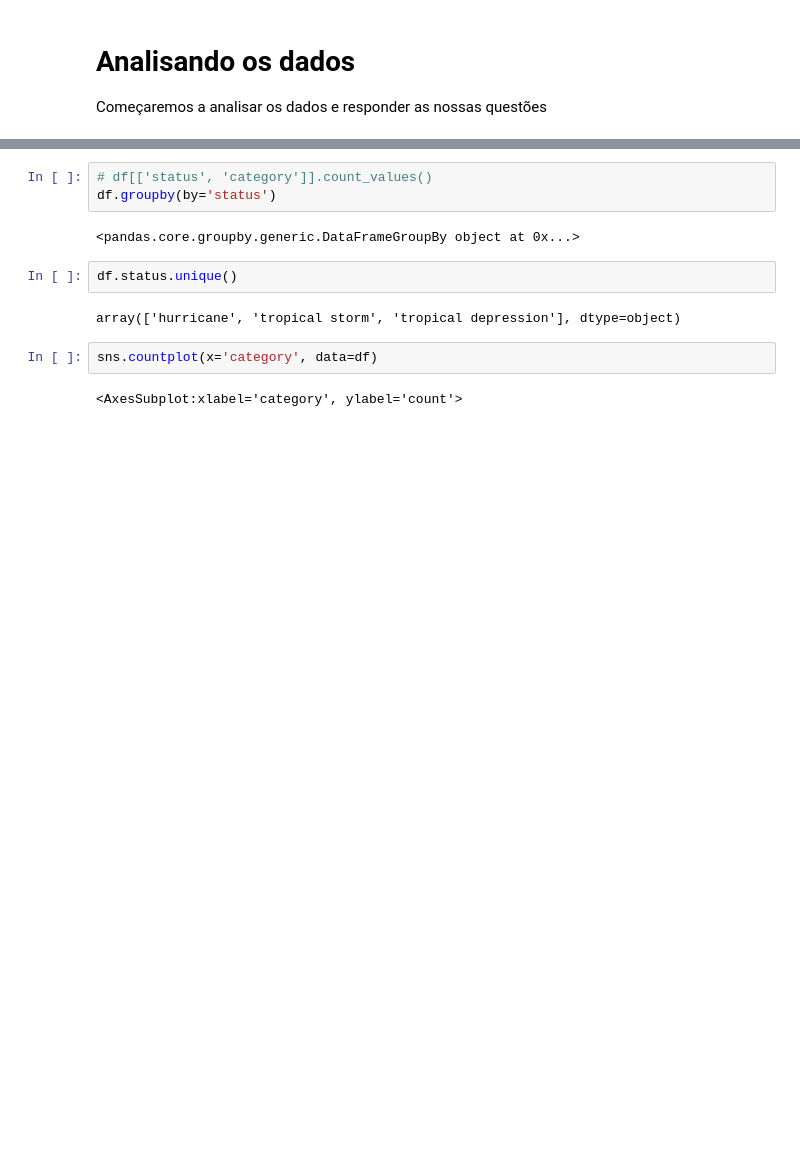
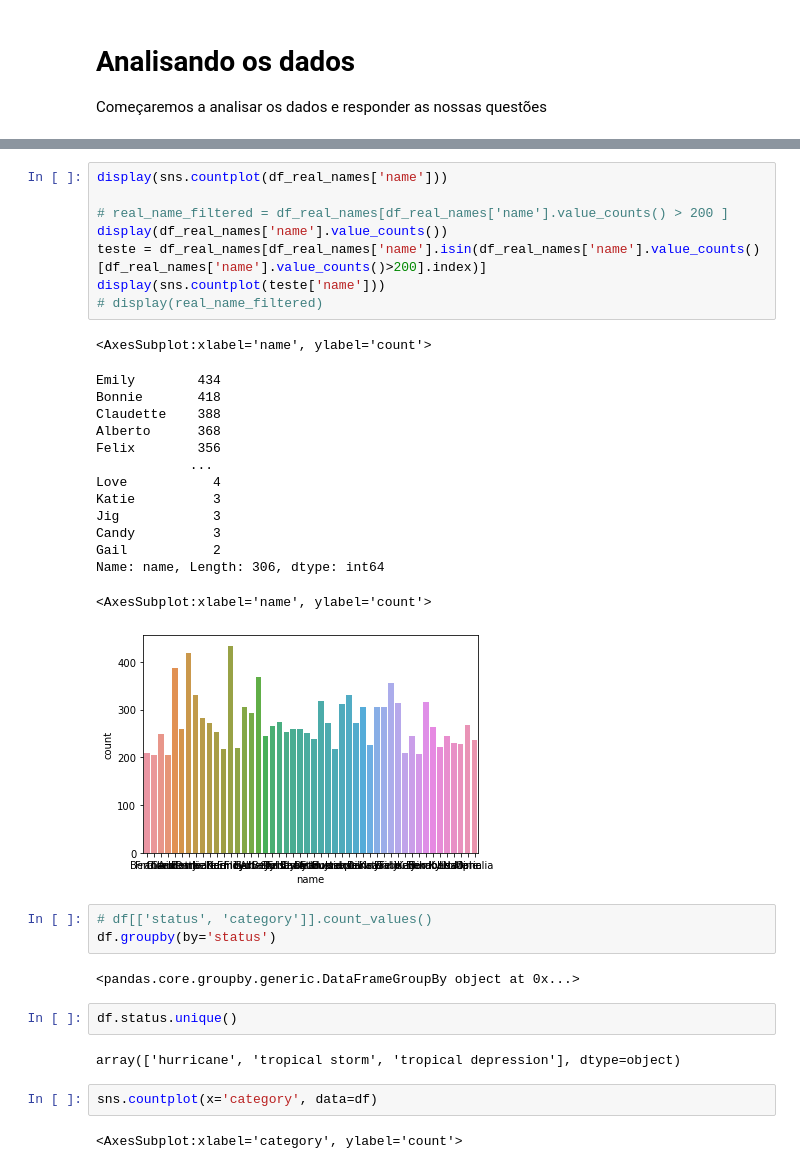
Before and after one commit to Jeferson-Peter/DataScience-Storm-Analytics, a Jupyter notebook: storm_analytics.ipynb, the cells around one changed output, grey strips where cells are left out. Saved outputs shown, nothing was run; the diff lists cells and outputs as text; blank space fills up the shorter version.

```diff
--- a/storm_analytics.ipynb
+++ b/storm_analytics.ipynb
@@ -178,3 +180,27 @@ Começaremos a analisar os dados e responder as nossas questões
+# %%
+display(sns.countplot(df_real_names['name']))
+
+# real_name_filtered = df_real_names[df_real_names['name'].value_counts() > 200 ]
+display(df_real_names['name'].value_counts())
+teste = df_real_names[df_real_names['name'].isin(df_real_names['name'].value_counts()[df_real_names['name'].value_counts()>200].index)]
+display(sns.countplot(teste['name']))
+# display(real_name_filtered)
+# %% [output]
+<AxesSubplot:xlabel='name', ylabel='count'>
+Emily        434
+Bonnie       418
+Claudette    388
+Alberto      368
+Felix        356
+            ...
+Love           4
+Katie          3
+Jig            3
+Candy          3
+Gail           2
+Name: name, Length: 306, dtype: int64
+<AxesSubplot:xlabel='name', ylabel='count'>
+[figure, added]
 # %%
 # df[['status', 'category']].count_values()
 df.groupby(by='status')
```
Also changed, not shown: parts of 9 cells of this notebook.
